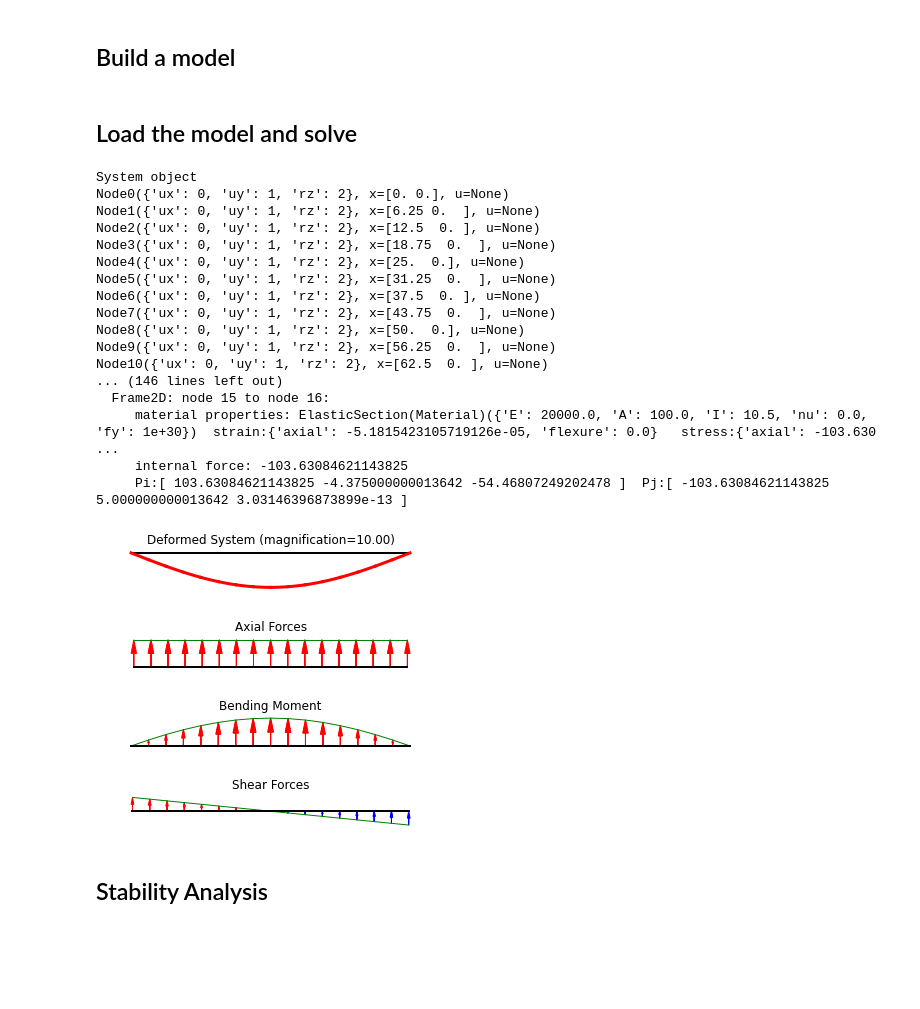
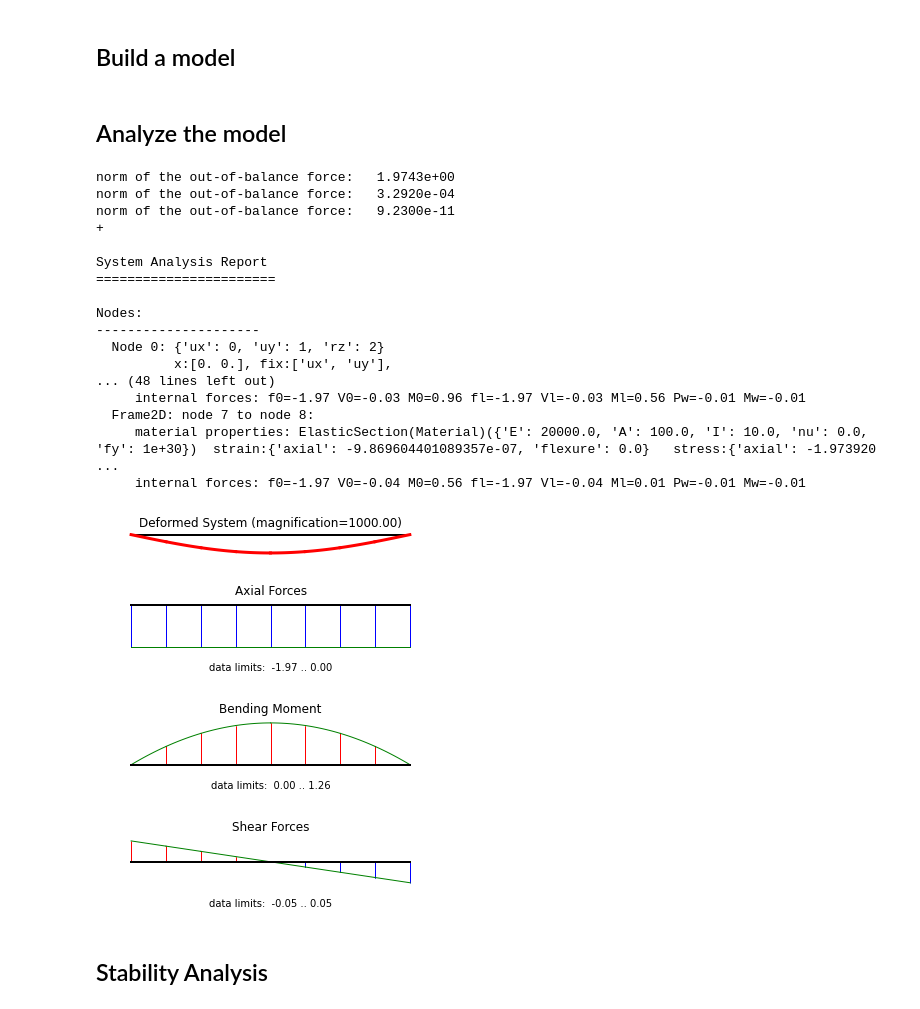
Before and after one commit to pmackenz/FEM.edu, a Jupyter notebook: src/Demo_notebooks/FEM frame example 01.ipynb, the cells around one changed output. Saved outputs shown, nothing was run; the diff lists cells and outputs as text; code cells hidden in the pictures; blank space fills up the shorter version.

Commit message:
Adding multi-mode plotting

```diff
--- a/src/Demo_notebooks/FEM frame example 01.ipynb
+++ b/src/Demo_notebooks/FEM frame example 01.ipynb
@@ -57,47 +93,40 @@ ndi.fixDOF('uy')          # vertical support right end
 # %% [markdown]
-## Load the model and solve
+## Analyze the model
 # %%
-# add loads
-# .. load only the upper nodes
-Pcr = np.pi**2 * EI / L**2
-ndi.setLoad((-0.5*Pcr,), ('ux',))
-
-# show model information
-print(model)
 
 model.solve(verbose=True)
 
 model.report()
 # %% [output]
-System object
-Node0({'ux': 0, 'uy': 1, 'rz': 2}, x=[0. 0.], u=None)
-Node1({'ux': 0, 'uy': 1, 'rz': 2}, x=[6.25 0.  ], u=None)
-Node2({'ux': 0, 'uy': 1, 'rz': 2}, x=[12.5  0. ], u=None)
-Node3({'ux': 0, 'uy': 1, 'rz': 2}, x=[18.75  0.  ], u=None)
-Node4({'ux': 0, 'uy': 1, 'rz': 2}, x=[25.  0.], u=None)
-Node5({'ux': 0, 'uy': 1, 'rz': 2}, x=[31.25  0.  ], u=None)
-Node6({'ux': 0, 'uy': 1, 'rz': 2}, x=[37.5  0. ], u=None)
-Node7({'ux': 0, 'uy': 1, 'rz': 2}, x=[43.75  0.  ], u=None)
-Node8({'ux': 0, 'uy': 1, 'rz': 2}, x=[50.  0.], u=None)
-Node9({'ux': 0, 'uy': 1, 'rz': 2}, x=[56.25  0.  ], u=None)
-Node10({'ux': 0, 'uy': 1, 'rz': 2}, x=[62.5  0. ], u=None)
-... (146 lines left out)
-  Frame2D: node 15 to node 16:
-     material properties: ElasticSection(Material)({'E': 20000.0, 'A': 100.0, 'I': 10.5, 'nu': 0.0, 'fy': 1e+30})  strain:{'axial': -5.1815423105719126e-05, 'flexure': 0.0}   stress:{'axial': -103.630 ...
-     internal force: -103.63084621143825
-     Pi:[ 103.63084621143825 -4.375000000013642 -54.46807249202478 ]  Pj:[ -103.63084621143825 5.000000000013642 3.03146396873899e-13 ]
+norm of the out-of-balance force:   1.9743e+00
+norm of the out-of-balance force:   3.2920e-04
+norm of the out-of-balance force:   9.2300e-11
++
+
+System Analysis Report
+=======================
+
+Nodes:
+---------------------
+  Node 0: {'ux': 0, 'uy': 1, 'rz': 2}
+          x:[0. 0.], fix:['ux', 'uy'],
+... (48 lines left out)
+     internal forces: f0=-1.97 V0=-0.03 M0=0.96 fl=-1.97 Vl=-0.03 Ml=0.56 Pw=-0.01 Mw=-0.01
+  Frame2D: node 7 to node 8:
+     material properties: ElasticSection(Material)({'E': 20000.0, 'A': 100.0, 'I': 10.0, 'nu': 0.0, 'fy': 1e+30})  strain:{'axial': -9.869604401089357e-07, 'flexure': 0.0}   stress:{'axial': -1.973920 ...
+     internal forces: f0=-1.97 V0=-0.04 M0=0.56 fl=-1.97 Vl=-0.04 Ml=0.01 Pw=-0.01 Mw=-0.01
 # %%
 # create plots
 
-model.plot(factor=10.0)
+model.plot(factor=1000.0)
 
 model.beamValuePlot("F")
 model.beamValuePlot("M")
 model.beamValuePlot("V")
 # %% [output]
-[figure, old version]
+[figure, new version]
-[figure, old version]
+[figure, new version]
-[figure, old version]
+[figure, new version]
-[figure, old version]
+[figure, new version]
 # %% [markdown]
 ## Stability Analysis
```
Also changed, not shown: parts of 4 cells of this notebook, 12 other files.
